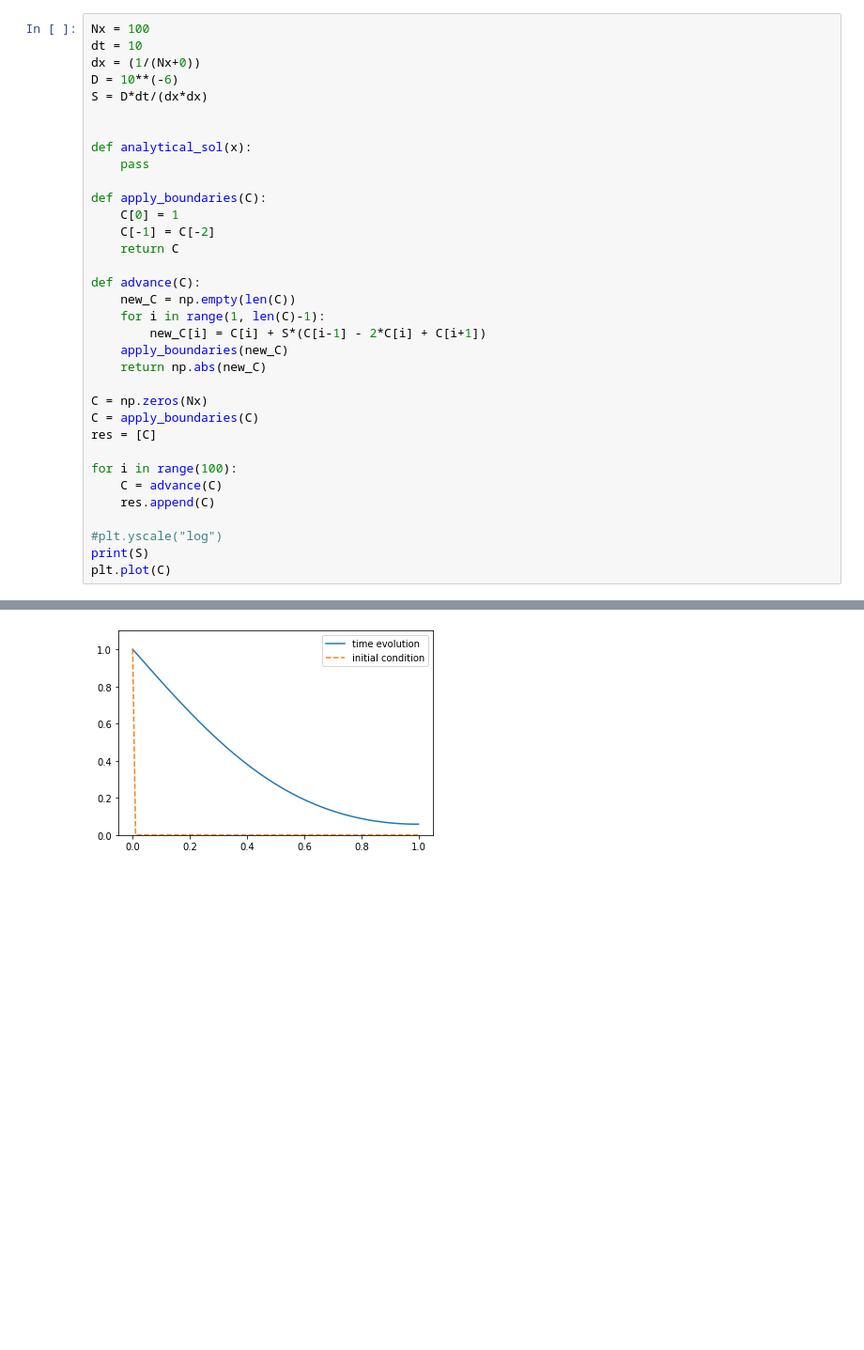
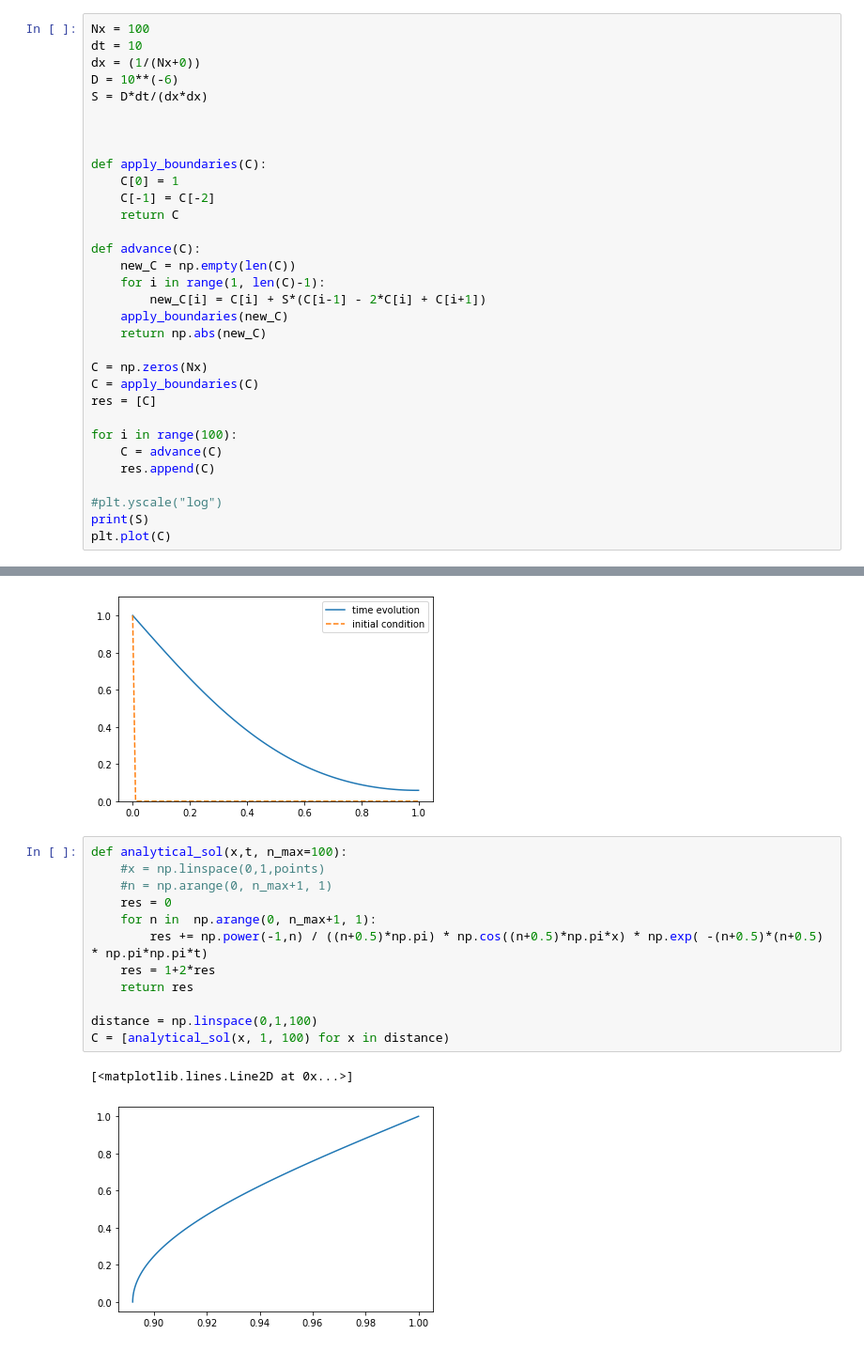
Before and after one commit to hitimr/NSSC2, a Jupyter notebook: Ex3/1.1_hiti.ipynb, the cells around one changed output, grey strips where cells are left out. Shown at 94% size. Cells and saved outputs as stored; diff of their text form; blank space fills up the shorter version.

Commit message:
analytical sol

```diff
--- a/Ex3/1.1_hiti.ipynb
+++ b/Ex3/1.1_hiti.ipynb
@@ -34,8 +38,6 @@ D = 10**(-6)
 S = D*dt/(dx*dx)
 
 
-def analytical_sol(x):
-    pass
 
 def apply_boundaries(C):
     C[0] = 1
@@ -142,3 +144,18 @@ animate(res, "out/Nx_100_dt_10_numIter_10000_task_2")
 # %% [output]
 <matplotlib.animation.FuncAnimation at 0x...>
 [figure]
+# %%
+def analytical_sol(x,t, n_max=100):
+    #x = np.linspace(0,1,points)
+    #n = np.arange(0, n_max+1, 1)
+    res = 0
+    for n in  np.arange(0, n_max+1, 1):
+        res += np.power(-1,n) / ((n+0.5)*np.pi) * np.cos((n+0.5)*np.pi*x) * np.exp( -(n+0.5)*(n+0.5) * np.pi*np.pi*t)
+    res = 1+2*res
+    return res
+
+distance = np.linspace(0,1,100)
+C = [analytical_sol(x, 1, 100) for x in distance)
+# %% [output]
+[<matplotlib.lines.Line2D at 0x...>]
+[figure, added]
```
Also changed, not shown: parts of 2 cells of this notebook, 1 other file.
